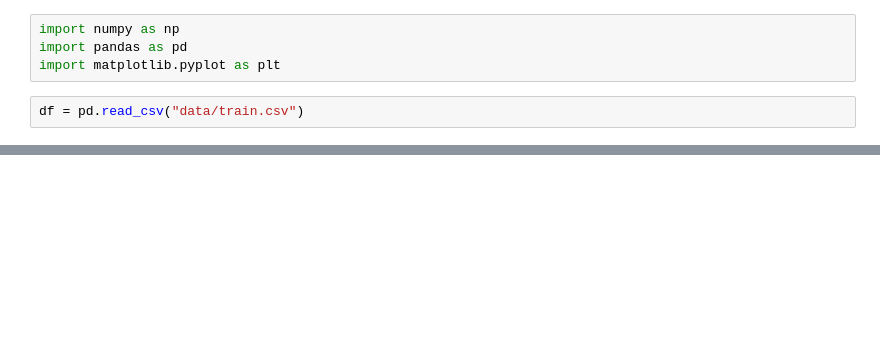
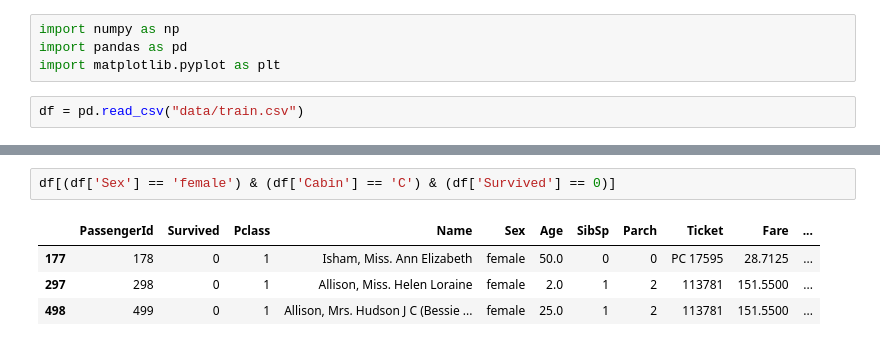
Before and after one commit to dhananjai1511/genpact-ds-batch-2, a Jupyter notebook: Data Analysis/titanic/Just for fun.ipynb, the cells around one changed output, grey strips where cells are left out. Drawn from its saved outputs; the diff is of its cells as text; blank space fills up the shorter version.

```diff
--- a/Data Analysis/titanic/Just for fun.ipynb
+++ b/Data Analysis/titanic/Just for fun.ipynb
@@ -31,0 +201,7 @@ Name: Survived, dtype: int64
+# %%
+df[(df['Sex'] == 'female') & (df['Cabin'] == 'C') & (df['Survived'] == 0)]
+# %% [output]
+|  | PassengerId | Survived | Pclass | Name | Sex | Age | SibSp | Parch | Ticket | Fare | ... |
+| 177 | 178 | 0 | 1 | Isham, Miss. Ann Elizabeth | female | 50.0 | 0 | 0 | PC 17595 | 28.7125 | ... |
+| 297 | 298 | 0 | 1 | Allison, Miss. Helen Loraine | female | 2.0 | 1 | 2 | 113781 | 151.5500 | ... |
+| 498 | 499 | 0 | 1 | Allison, Mrs. Hudson J C (Bessie ... | female | 25.0 | 1 | 2 | 113781 | 151.5500 | ... |
```
Also changed, not shown: parts of 44 cells of this notebook, 12 other files.
